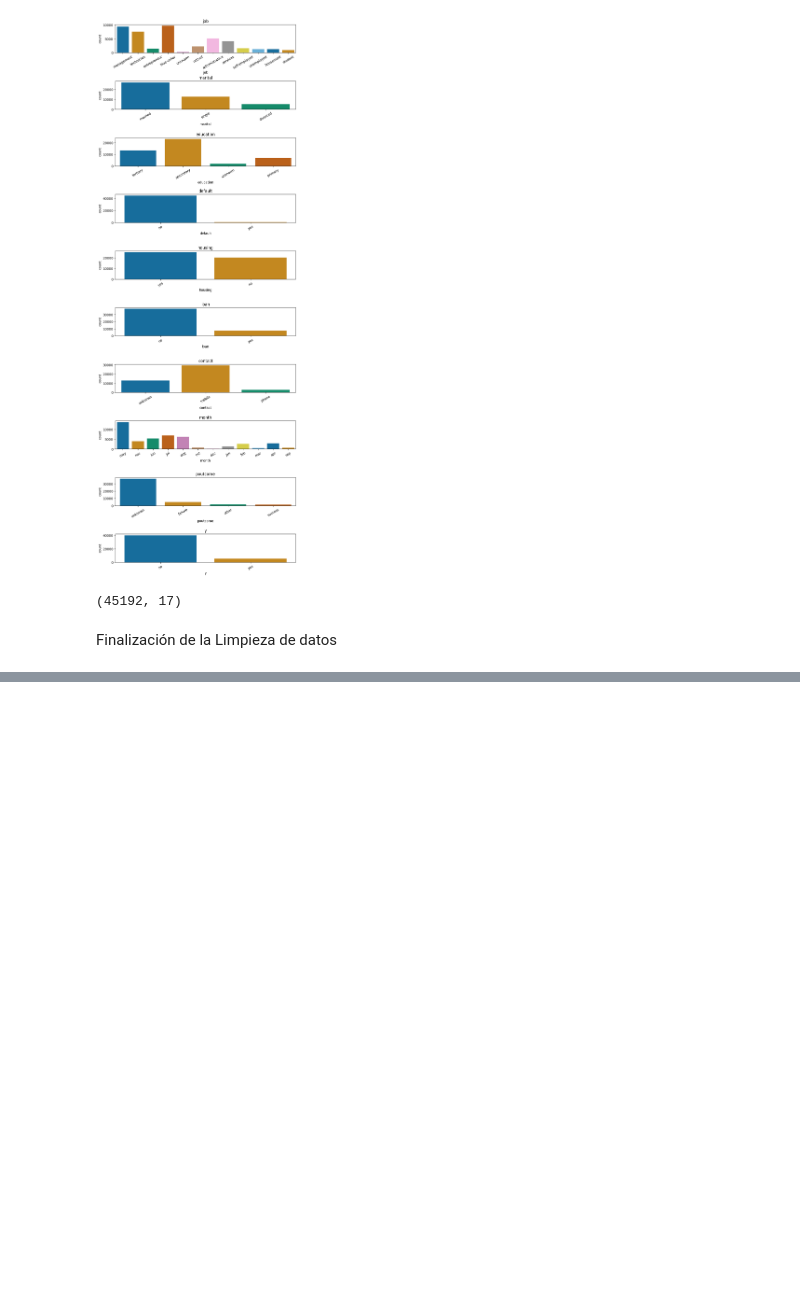
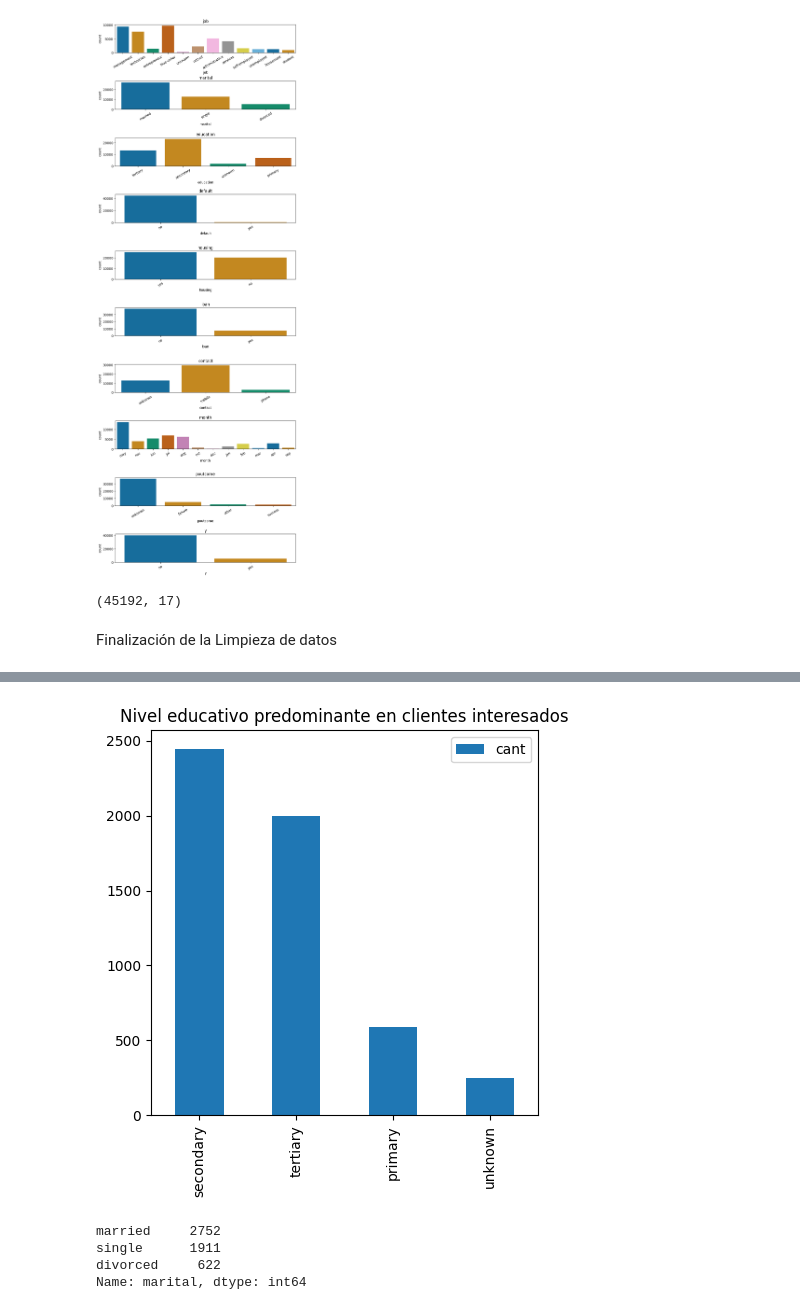
Before and after one commit to JessicaS94/TalentoTech-, a Jupyter notebook: Limpieza_de_Datos.ipynb, the cells around one changed output, grey strips where cells are left out. Drawn from its saved outputs; the diff is of its cells as text; code cells hidden in the pictures; blank space fills up the shorter version.

```diff
--- a/Limpieza_de_Datos.ipynb
+++ b/Limpieza_de_Datos.ipynb
@@ -441,0 +491,19 @@ Data.to_csv(ruta, index=False)
+# %%
+
+df_education = pd.DataFrame({'cant' : [2448, 1995, 590, 252]}, index=['secondary', 'tertiary', 'primary', 'unknown'])
+
+plot= df_education.plot.bar(y='cant', figsize=(5,5))
+plt.title('Nivel educativo predominante en clientes interesados')
+plt.show()
+# %% [output]
+[figure, added]
+# %%
+#5. ¿Cuál es la relación entre estado civil vs el interés en adquirir el certificado de depósito?
+
+df_estado_civil = Data[Data['y'] == 'yes'].marital.value_counts()
+print(df_estado_civil)
+# %% [output]
+married     2752
+single      1911
+divorced     622
+Name: marital, dtype: int64
```
Also changed, not shown: parts of 15 cells of this notebook.
